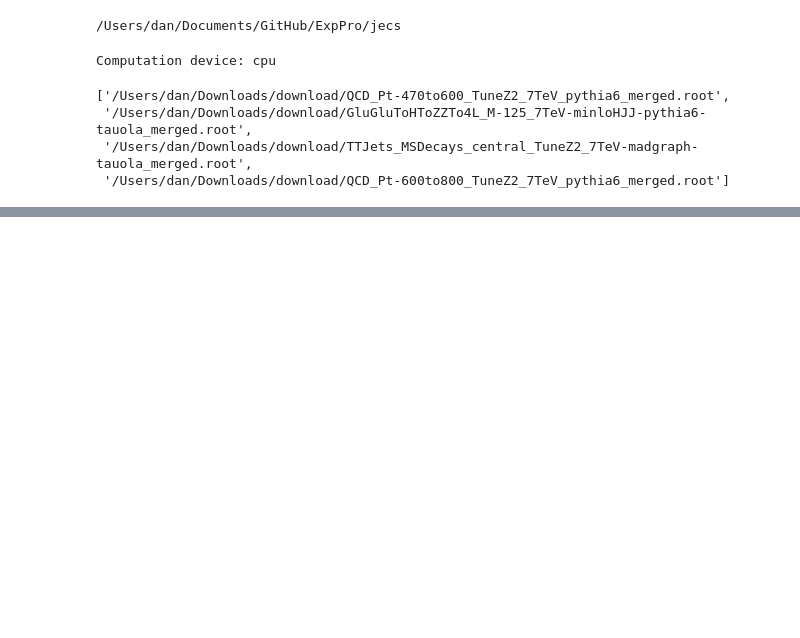
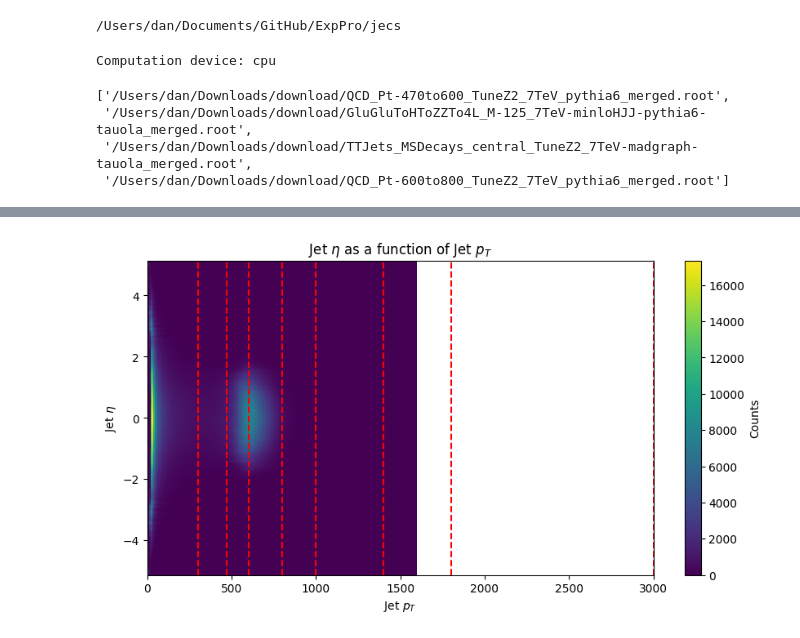
Before and after one commit to DanGodi/ExpPro, a Jupyter notebook: Notebooks/jecs_different_data.ipynb, the cells around one changed output, grey strips where cells are left out. Saved outputs shown, nothing was run; the diff lists cells and outputs as text; code cells hidden in the pictures; blank space fills up the shorter version.

```diff
--- a/Notebooks/jecs_different_data.ipynb
+++ b/Notebooks/jecs_different_data.ipynb
@@ -102,0 +166,21 @@ y.shape
+# %%
+#not relevant to the model, just the data itself
+from matplotlib import pyplot as plt
+bins=np.array([300,470,600,800,1000,1400,1800,3000])
+
+plt.figure(figsize=(10, 5))
+plt.hist2d(pts2, etas2, bins=[200, 200], cmap='viridis')
+plt.xlabel('Jet $p_T$')
+plt.ylabel('Jet $\eta$')
+plt.title('Jet $\eta$ as a function of Jet $p_T$')
+plt.colorbar(label='Counts')
+
+# Plot vertical lines for each bin value
+for bin_value in bins:
+    plt.axvline(x=bin_value, color='red', linestyle='--')
+
+plt.xlim(0, 3000)
+
+plt.show()
+# %% [output]
+[figure, added]
```
Also changed, not shown: parts of 11 cells of this notebook, 3 other files.
